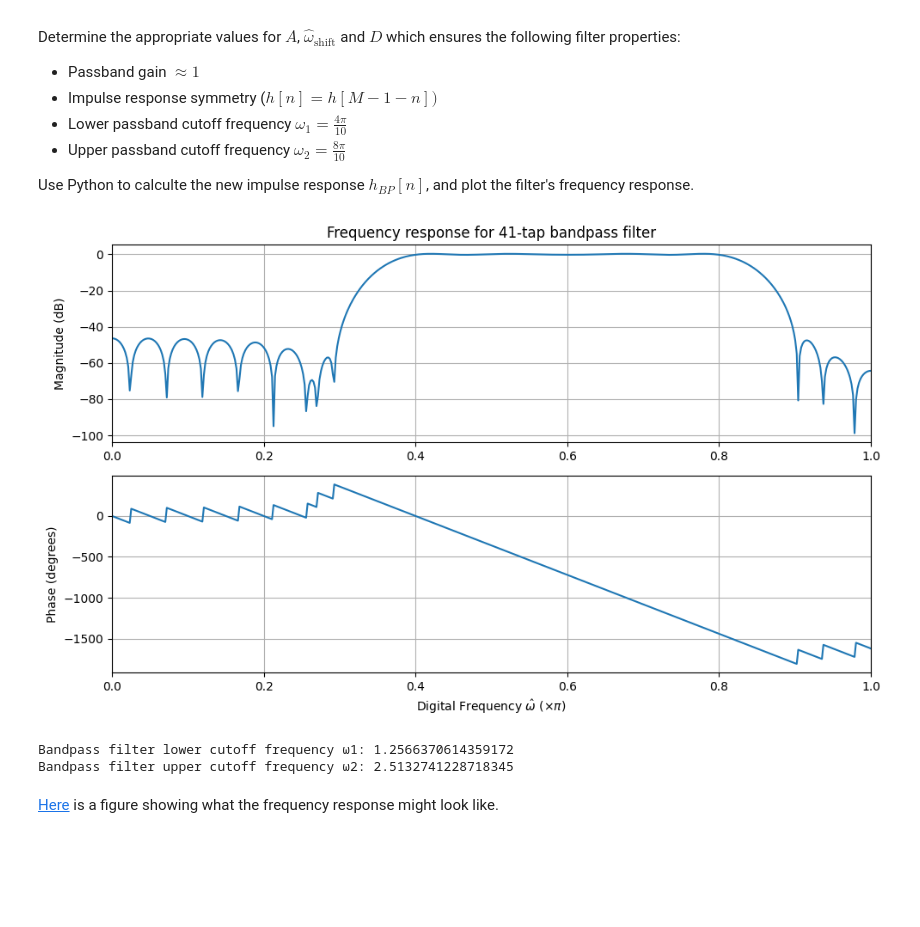
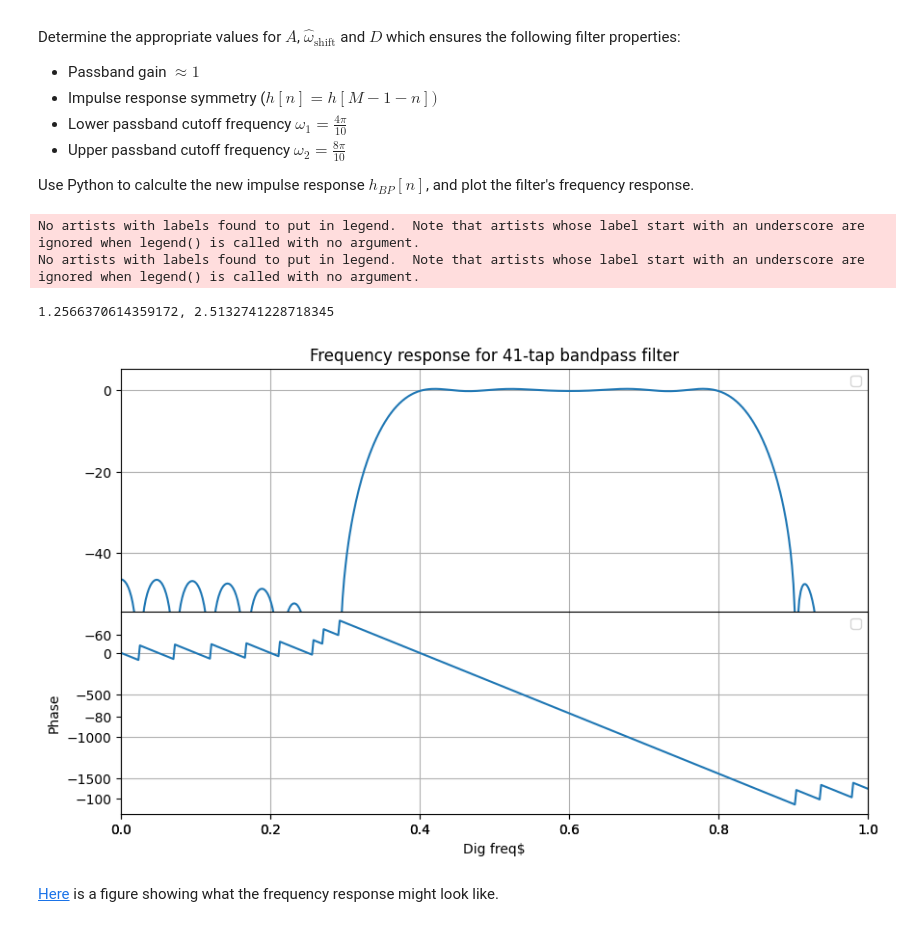
Before and after one commit to hanurd25/AIS2201_Exercises, a Jupyter notebook: Exercise_9/3_More_filter_types.ipynb, the cells around one changed output. Saved outputs shown, nothing was run; the diff lists cells and outputs as text; code cells hidden in the pictures; blank space fills up the shorter version.

```diff
--- a/Exercise_9/3_More_filter_types.ipynb
+++ b/Exercise_9/3_More_filter_types.ipynb
@@ -164,59 +145,61 @@ Use Python to calculte the new impulse response $h_{BP}[n]$, and plot the filter
 # %%
 import scipy.signal as sig
 import numpy as np
 import matplotlib.pyplot as plt
 
-# Original lowpass filter parameters
 M = 41
 f_BP = 0.1
 TW = 0.05
-hn = sig.remez(M,  # Number of taps
-               [0, f_BP, f_BP+TW, 0.5],  # Filter bands (first band: 0<f<f_BP)
+hn = sig.remez(M,
+               # Filter bands where 1st band is 0<f<f_BP
+               # Filter bands where 2nd band is f_BP+TW<f< 0.5
+               [0, f_BP, f_BP+TW, 0.5],
                [1, 0],  # Desired magnitude response in respective bands
                weight=[1, 10])  # Relative emphasis on passband ripple vs. stopband attenuation
+A = 2
+wShift = 0.6 * np.pi
+#for mirroring
+D = (M - 1) / 2
 
-# Parameters for bandpass transformation
-A = 2  # Passband gain ≈ 1
-w_shift = 0.6 * np.pi  # Center frequency of bandpass filter
-D = (M - 1) / 2  # Delay for symmetry
+n = np.arange(M)
+hn_BP = hn * A * np.cos(wShift * (n - D))
 
-# Modulate to create bandpass filter
-n = np.arange(M)  # Sample indices
-hn_BP = hn * A * np.cos(w_shift * (n - D))  # Apply modulation
+N = 1024
+Hw_BP = np.fft.rfft(hn_BP, N)
+w = np.fft.rfftfreq(N) * 2 * np.pi
 
-# Calculate frequency response of the bandpass filter
-N = 1024
-Hw_BP = np.fft.rfft(hn_BP, N)  # Frequency response
-w = np.fft.rfftfreq(N) * 2 * np.pi  # Frequency values
-
-# Extract magnitude and phase response
 Hw_BP_mag = np.abs(Hw_BP)
 Hw_BP_phase = np.unwrap(np.angle(Hw_BP, deg=True), period=360.0)
 
-# Plotting the frequency response of the bandpass filter
 plt.figure(figsize=(10, 6))
-plt.subplot(2, 1, 1)
-plt.title(f'Frequency response for {len(hn_BP)}-tap bandpass filter')
+plt.subplot(1, 1, 1)
+plt.title(f'Frequency response for {M}-tap bandpass filter')
+
+print(f"{4*np.pi/10}, {8*np.pi/10}")
 plt.plot(w / np.pi, 20 * np.log10(Hw_BP_mag))
 plt.grid(True)
 plt.xlim([0, 1])
-plt.ylabel(r'Magnitude (dB)')
+plt.legend()
 
-plt.subplot(2, 1, 2)
-plt.plot(w / np.pi, Hw_BP_phase)
+plt.subplot(2,1,2)
+plt.plot(w/np.pi, Hw_BP_phase)
 plt.grid(True)
 plt.xlim([0, 1])
-plt.xlabel(r'Digital Frequency $\hat{\omega} \ (\times \pi)$')
-plt.ylabel(r'Phase (degrees)')
-plt.tight_layout()
+plt.xlabel(r'Dig freq$')
+plt.ylabel(r'Phase')
+plt.legend()
+
+
+#plt.tight_layout()
+
+
+
 plt.show()
-
-print(f"Bandpass filter lower cutoff frequency ω1: {4*np.pi/10}")
-print(f"Bandpass filter upper cutoff frequency ω2: {8*np.pi/10}")
 # %% [output]
+No artists with labels found to put in legend.  Note that artists whose label start with an underscore are ignored when legend() is called with no argument.
+No artists with labels found to put in legend.  Note that artists whose label start with an underscore are ignored when legend() is called with no argument.
+1.2566370614359172, 2.5132741228718345
-[figure, old version]
+[figure, new version]
-Bandpass filter lower cutoff frequency ω1: 1.2566370614359172
-Bandpass filter upper cutoff frequency ω2: 2.5132741228718345
 # %% [markdown]
 [Here](figures/task3b_lf.png) is a figure showing what the frequency response might look like.
 # %%
```
Also changed, not shown: parts of 4 cells of this notebook, 4 other files.
